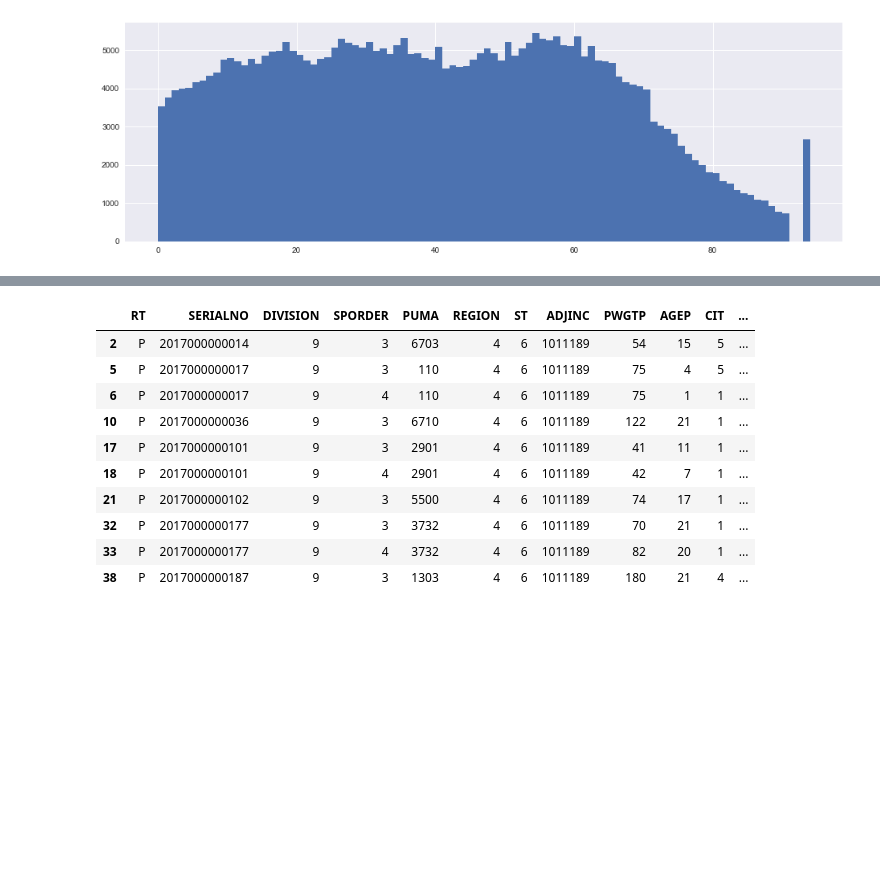
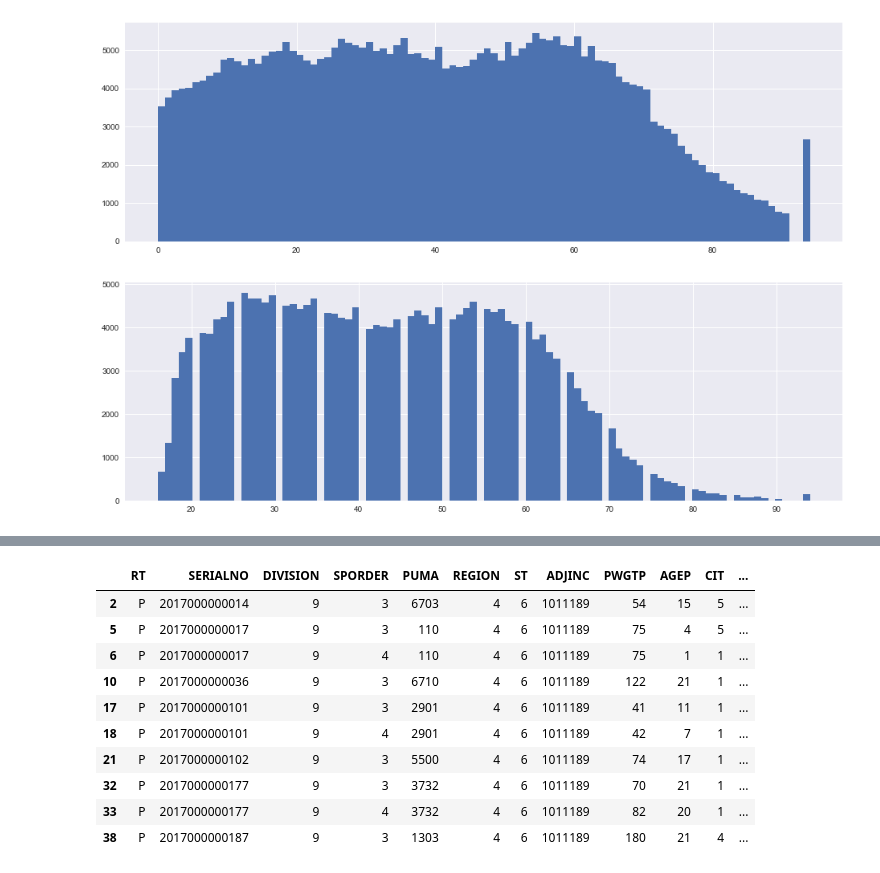
Before and after one commit to DMSaunders/Recommending-Paths-to-Occupations, a Jupyter notebook: notebooks/capstone_all_feature_eda.ipynb, the cells around one changed output, grey strips where cells are left out. Cells and saved outputs as stored; diff of their text form; code cells hidden in the pictures; blank space fills up the shorter version.

```diff
--- a/notebooks/capstone_all_feature_eda.ipynb
+++ b/notebooks/capstone_all_feature_eda.ipynb
@@ -111,4 +127,8 @@ df.PUMA.hist(bins=50);
 df.AGEP.hist(bins=94);
 # %% [output]
 [figure]
+# %%
+SOCPdf.AGEP.hist(bins=94);
+# %% [output]
+[figure, added]
 # %%
```
Also changed, not shown: parts of 18 cells of this notebook, 1 other file.
